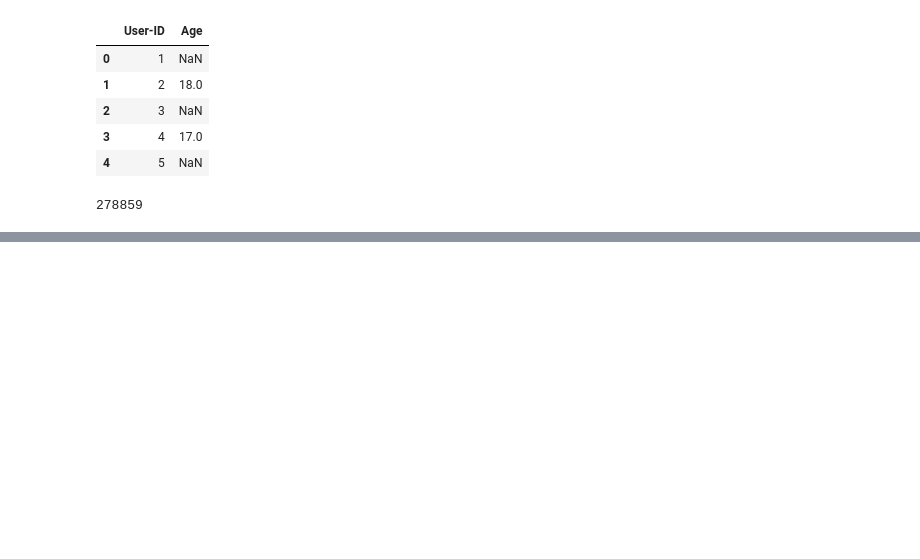
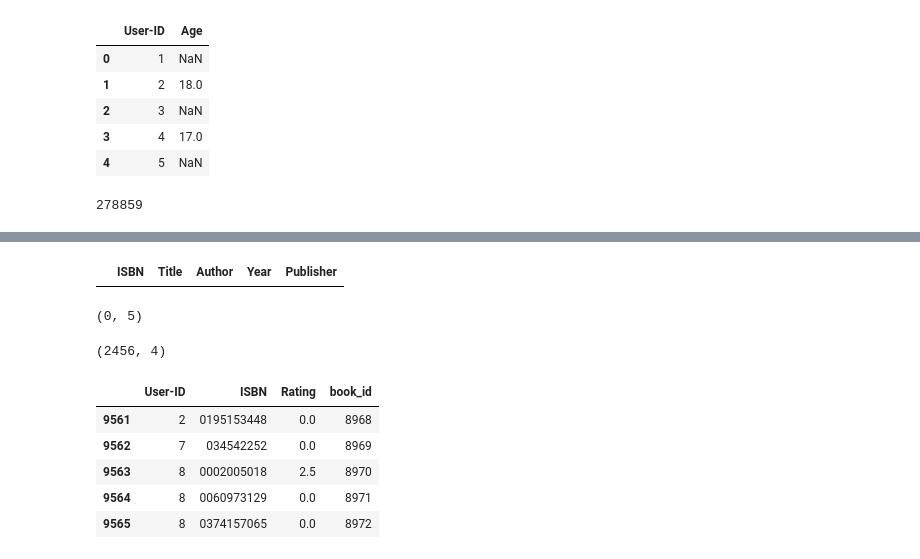
Before and after one commit to ak12thwonder/Multi_domain_Recommendation, a Jupyter notebook: notebooks/book_cleaning.ipynb, the cells around one changed output, grey strips where cells are left out. Cells and saved outputs as stored; diff of their text form; code cells hidden in the pictures; blank space fills up the shorter version.

Commit message:
model building
Started the model building the make the collaboration by iteam and the matrix factorization friday>>>
11th july.

```diff
--- a/notebooks/book_cleaning.ipynb
+++ b/notebooks/book_cleaning.ipynb
@@ -610,3 +585,15 @@ df_user.head()
 df_user['User-ID'].nunique()
 # %% [output]
 278859
+# %%
+import pandas as pd
+
+# Assume your DataFrame is named df and the ISBN column is 'ISBN'
+# Step 1: Create a mapping from ISBN to a unique integer ID
+isbn_to_id = {isbn: idx for idx, isbn in enumerate(df['ISBN'].unique(), start=1)}
+
+# Step 2: Map the ISBN column to the new integer IDs
+df_rating['book_id'] = df_rating['ISBN'].map(isbn_to_id)
+
+# Now df['book_id'] contains unique integers from 1 to n
+print(df[['ISBN', 'book_id']].head())
@@ -612,0 +636,14 @@ df_user['User-ID'].nunique()
+# %%
+# STEP 1: Ensure ISBNs are cleaned consistently
+for df in [df_rating, df_book]:
+    df['ISBN'] = df['ISBN'].str.strip().str.upper()
+
+# STEP 2: Create unique mapping from ISBN to book_id using df_rating
+isbn_to_id = {isbn: idx for idx, isbn in enumerate(df_rating['ISBN'].unique(), start=1)}
+
+# STEP 3: Apply the same mapping to all DataFrames
+df_rating['book_id'] = df_rating['ISBN'].map(isbn_to_id)
+df_book['book_id']   = df_book['ISBN'].map(isbn_to_id)
+# df_info['book_id']   = df_info['ISBN'].map(isbn_to_id)
+# %%
+df_user2=pd.read_csv(r"E:\GitHub Repo's\Multi_domain_Recommendation\data\processed\movie\movie_user.csv")
@@ -612,0 +659,12 @@ df_user['User-ID'].nunique()
+# %%
+# Assuming your DataFrames are named as:
+# df_user: contains the valid user_ids
+# df_rating: contains all ratings (e.g., book/movie/music)
+# df_book = pd.read_csv("../data/raw/book/Books.csv", sep=";")
+# df_rating = pd.read_csv("../data/raw/book/Ratings.csv", sep=";")
+# df_user = pd.read_csv("../data/raw/book/Users.csv", sep=";")
+
+valid_user_ids = df_user2['user_id'].unique()
+filtered_ratings = df_rating[df_rating['User-ID'].isin(valid_user_ids)]
+# filtered_info = df_book[df_rating['User-ID'].isin(valid_user_ids)]
+filtered_user = df_user[df_rating['User-ID'].isin(valid_user_ids)]
@@ -612,0 +704,21 @@ df_user['User-ID'].nunique()
+# %%
+filtered_info.head()
+# %% [output]
+|  | ISBN | Title | Author | Year | Publisher |
+# %%
+filtered_info.shape
+# %% [output]
+(0, 5)
+# %%
+filtered_ratings.shape
+# %% [output]
+(2456, 4)
+# %%
+filtered_ratings.head()
+# %% [output]
+|  | User-ID | ISBN | Rating | book_id |
+| 9561 | 2 | 0195153448 | 0.0 | 8968 |
+| 9562 | 7 | 034542252 | 0.0 | 8969 |
+| 9563 | 8 | 0002005018 | 2.5 | 8970 |
+| 9564 | 8 | 0060973129 | 0.0 | 8971 |
+| 9565 | 8 | 0374157065 | 0.0 | 8972 |
```
Also changed, not shown: parts of 13 cells of this notebook, 20 other files.
